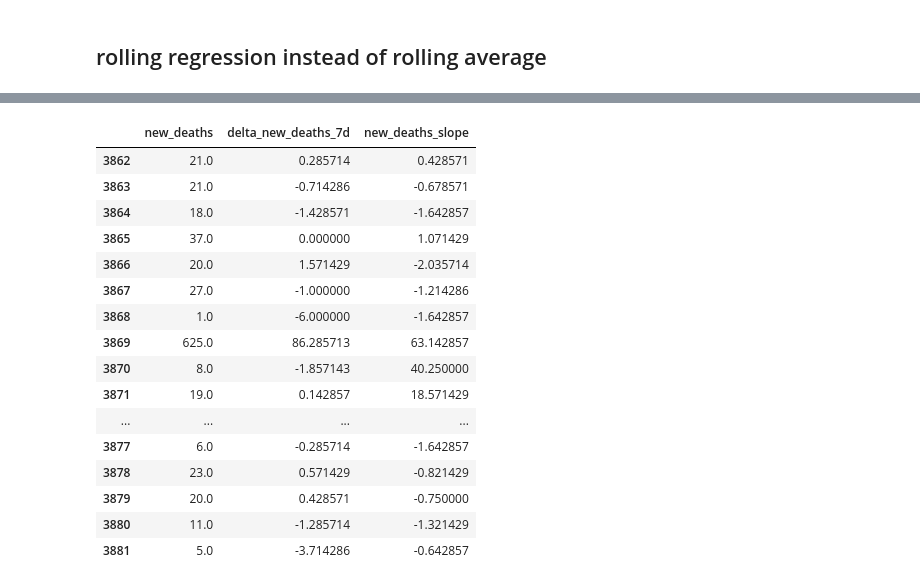
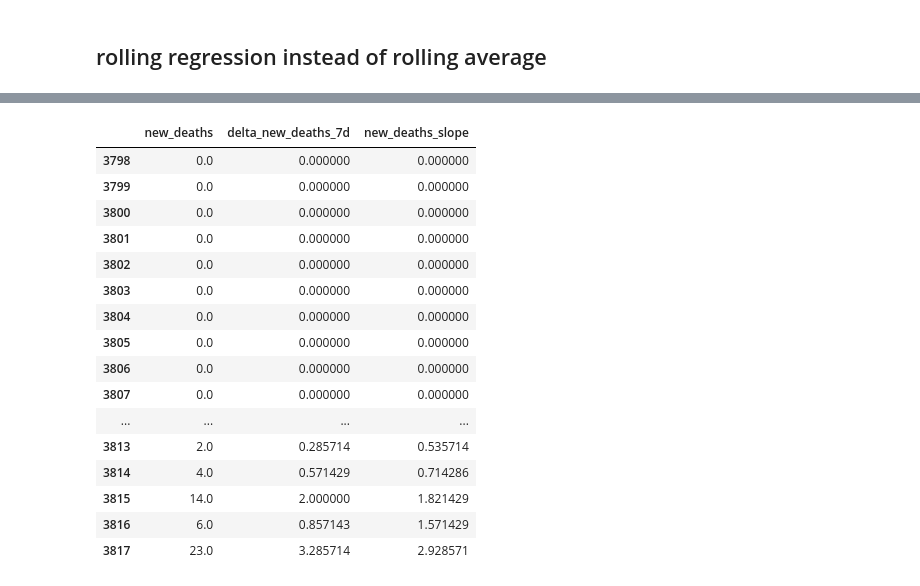
Before and after one commit to jydiw/covid-19-data, a Jupyter notebook: eda_nytimes-data.ipynb, the cells around one changed output, grey strips where cells are left out. Saved outputs shown, nothing was run; the diff lists cells and outputs as text; code cells hidden in the pictures.

Commit message:
changed rolling calculations

```diff
--- a/eda_nytimes-data.ipynb
+++ b/eda_nytimes-data.ipynb
@@ -216,3 +190,0 @@ areas
-# %%
-for fips in fips_to_add_to_json:
-    print(centroid(fips))
@@ -372,29 +260,0 @@ Dataframes can be passed when calculating rolling averages, so changing that bit
-# %%
-df3 = df.copy()
-
-ding = time()
-
-# we have to loop through the columns for groupby.diff
-# the line below throws a NotImplementedError
-# df1[new_cols] = grouped[cols].diff().fillna(0)
-
-for i, col in enumerate(cols):
-    print(col)
-    tick = time()
-    # new cases
-    df3[new_cols[i]] = df3.groupby(by='fips')[col].diff().fillna(0)
-    df3.loc[df3[new_cols[i]] < 0, new_cols[i]] = 0
-    # change in new cases
-    df3[delta_cols[i]] = df3.groupby(by='fips')[new_cols[i]].diff().fillna(0)
-    tock = time()
-    print(tock - tick)
-    print()
-
-# making new_cols_7d and delta_cols_7d
-grouped = df3.groupby(by='fips')
-df3[new_cols_7d] = grouped[new_cols].apply(lambda x: x.rolling(7, min_periods=1).mean())
-df3[delta_cols_7d] = grouped[delta_cols].apply(lambda x: x.rolling(7, min_periods=1).mean())
-
-dong = time()
-print(dong - ding)
-df1.head()
@@ -529,9 +325,9 @@ for col in new_cols:
     print(col)
     ding = time()
     slope_col = col + '_slope'
-    df6[slope_col] = 0
-    for fips in df6['fips'].unique():
-        dft = df6[df6['fips'] == fips]
+    df[slope_col] = 0
+    for fips in df['fips'].unique():
+        dft = df[df['fips'] == fips]
         l = len(dft)
         slopes = list(np.zeros(window-1))
         if l >= window:
@@ -539,9 +335,9 @@ for col in new_cols:
                 x = np.arange(window)
                 y = dft[col][i:i+7]
                 slopes.append(np.polyfit(x, y, 1)[0])
-            df6.loc[df6['fips'] == fips, slope_col] = slopes
+            df.loc[df['fips'] == fips, slope_col] = slopes
         else:
-            df6.loc[df6['fips'] == fips, slope_col] = list(np.zeros(l))
+            df.loc[df['fips'] == fips, slope_col] = list(np.zeros(l))
     dong = time()
     print(dong - ding)
     print()
@@ -566,20 +356,20 @@ new_death_density
 # %%
-df6[df6['fips'] == 'nyc'][['new_deaths','delta_new_deaths_7d', 'new_deaths_slope']].tail(20)
+df[df['fips'] == 'nyc'][['new_deaths','delta_new_deaths_7d', 'new_deaths_slope']].head(20)
 # %% [output]
 |  | new_deaths | delta_new_deaths_7d | new_deaths_slope |
-| 3862 | 21.0 | 0.285714 | 0.428571 |
-| 3863 | 21.0 | -0.714286 | -0.678571 |
-| 3864 | 18.0 | -1.428571 | -1.642857 |
-| 3865 | 37.0 | 0.000000 | 1.071429 |
-| 3866 | 20.0 | 1.571429 | -2.035714 |
-| 3867 | 27.0 | -1.000000 | -1.214286 |
-| 3868 | 1.0 | -6.000000 | -1.642857 |
-| 3869 | 625.0 | 86.285713 | 63.142857 |
-| 3870 | 8.0 | -1.857143 | 40.250000 |
-| 3871 | 19.0 | 0.142857 | 18.571429 |
+| 3798 | 0.0 | 0.000000 | 0.000000 |
+| 3799 | 0.0 | 0.000000 | 0.000000 |
+| 3800 | 0.0 | 0.000000 | 0.000000 |
+| 3801 | 0.0 | 0.000000 | 0.000000 |
+| 3802 | 0.0 | 0.000000 | 0.000000 |
+| 3803 | 0.0 | 0.000000 | 0.000000 |
+| 3804 | 0.0 | 0.000000 | 0.000000 |
+| 3805 | 0.0 | 0.000000 | 0.000000 |
+| 3806 | 0.0 | 0.000000 | 0.000000 |
+| 3807 | 0.0 | 0.000000 | 0.000000 |
 | ... | ... | ... | ... |
-| 3877 | 6.0 | -0.285714 | -1.642857 |
-| 3878 | 23.0 | 0.571429 | -0.821429 |
-| 3879 | 20.0 | 0.428571 | -0.750000 |
-| 3880 | 11.0 | -1.285714 | -1.321429 |
-| 3881 | 5.0 | -3.714286 | -0.642857 |
+| 3813 | 2.0 | 0.285714 | 0.535714 |
+| 3814 | 4.0 | 0.571429 | 0.714286 |
+| 3815 | 14.0 | 2.000000 | 1.821429 |
+| 3816 | 6.0 | 0.857143 | 1.571429 |
+| 3817 | 23.0 | 3.285714 | 2.928571 |
```
Also changed, not shown: parts of 62 cells of this notebook, 6 other files.
